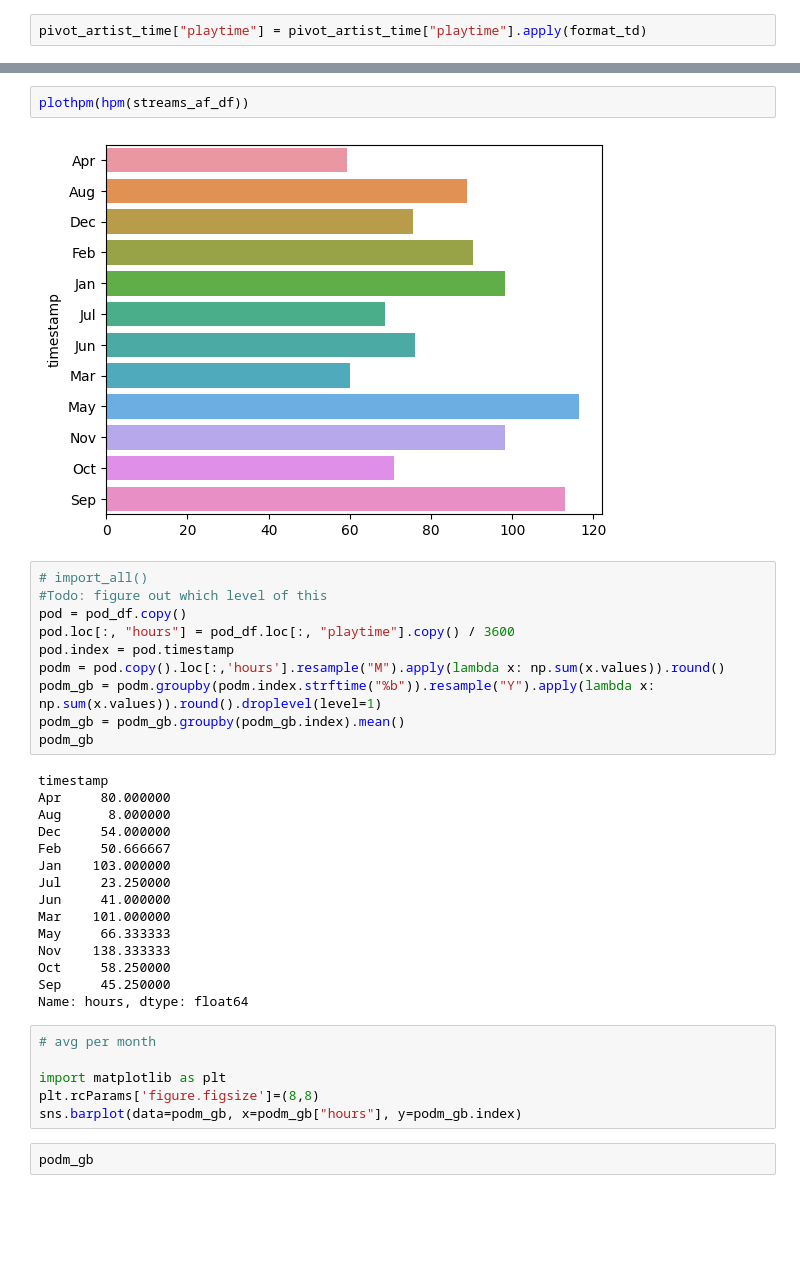
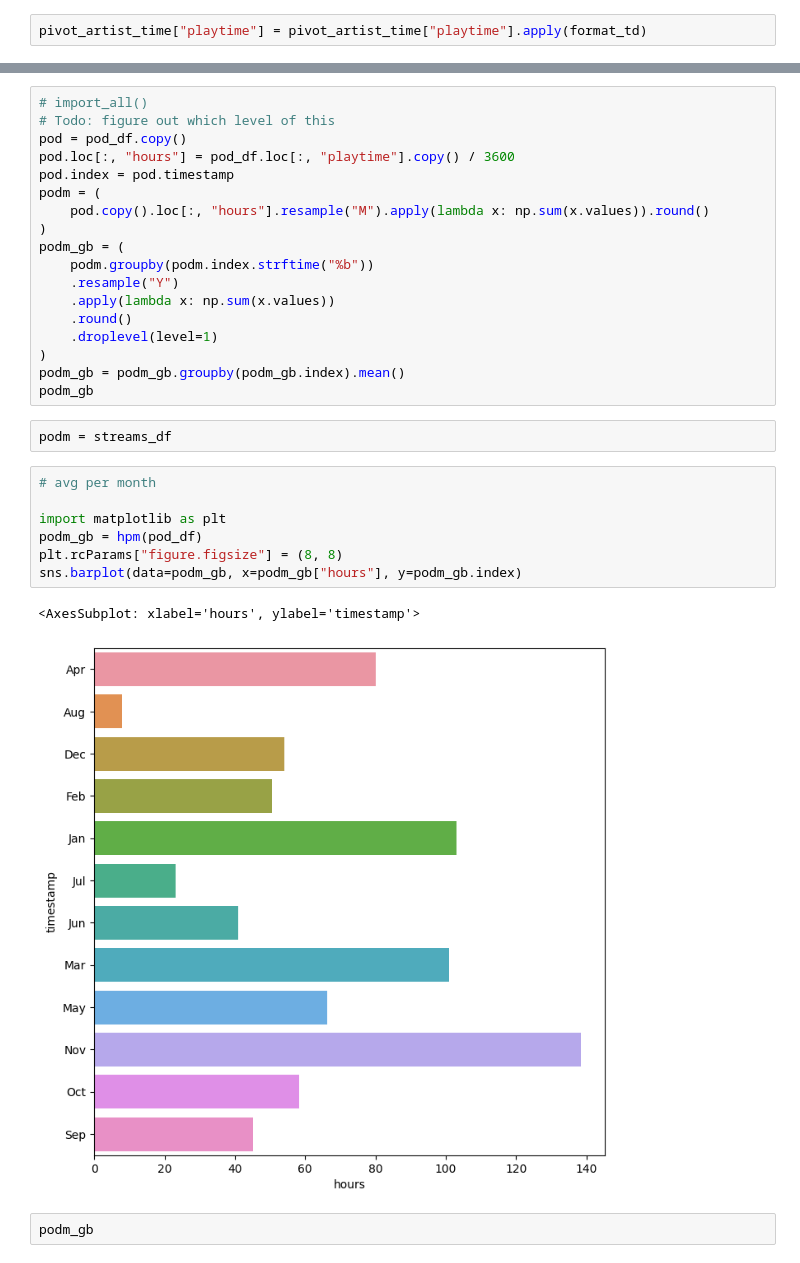
Before and after one commit to mmmuir/CL_DA2, a Jupyter notebook: ios_analysis.ipynb, the cells around one changed output, grey strips where cells are left out. Cells and saved outputs as stored; diff of their text form; blank space fills up the shorter version.

```diff
--- a/ios_analysis.ipynb
+++ b/ios_analysis.ipynb
@@ -560,37 +314,32 @@ DatetimeIndex(['2021-05-06 20:25:54+00:00', '2021-01-15 04:39:15+00:00',
-# %%
-plothpm(hpm(streams_af_df))
-# %% [output]
-[figure, removed]
 # %%
 # import_all()
-#Todo: figure out which level of this
+# Todo: figure out which level of this
 pod = pod_df.copy()
 pod.loc[:, "hours"] = pod_df.loc[:, "playtime"].copy() / 3600
 pod.index = pod.timestamp
-podm = pod.copy().loc[:,'hours'].resample("M").apply(lambda x: np.sum(x.values)).round()
-podm_gb = podm.groupby(podm.index.strftime("%b")).resample("Y").apply(lambda x: np.sum(x.values)).round().droplevel(level=1)
+podm = (
+    pod.copy().loc[:, "hours"].resample("M").apply(lambda x: np.sum(x.values)).round()
+)
+podm_gb = (
+    podm.groupby(podm.index.strftime("%b"))
+    .resample("Y")
+    .apply(lambda x: np.sum(x.values))
+    .round()
+    .droplevel(level=1)
+)
 podm_gb = podm_gb.groupby(podm_gb.index).mean()
 podm_gb
-# %% [output]
-timestamp
-Apr     80.000000
-Aug      8.000000
-Dec     54.000000
-Feb     50.666667
-Jan    103.000000
-Jul     23.250000
-Jun     41.000000
-Mar    101.000000
-May     66.333333
-Nov    138.333333
-Oct     58.250000
-Sep     45.250000
-Name: hours, dtype: float64
+# %%
+podm = streams_df
 # %%
 # avg per month
 
 import matplotlib as plt
-plt.rcParams['figure.figsize']=(8,8)
+podm_gb = hpm(pod_df)
+plt.rcParams["figure.figsize"] = (8, 8)
 sns.barplot(data=podm_gb, x=podm_gb["hours"], y=podm_gb.index)
+# %% [output]
+<AxesSubplot: xlabel='hours', ylabel='timestamp'>
+[figure, added]
 # %%
 podm_gb
```
Also changed, not shown: parts of 27 cells of this notebook, 1 other file.
